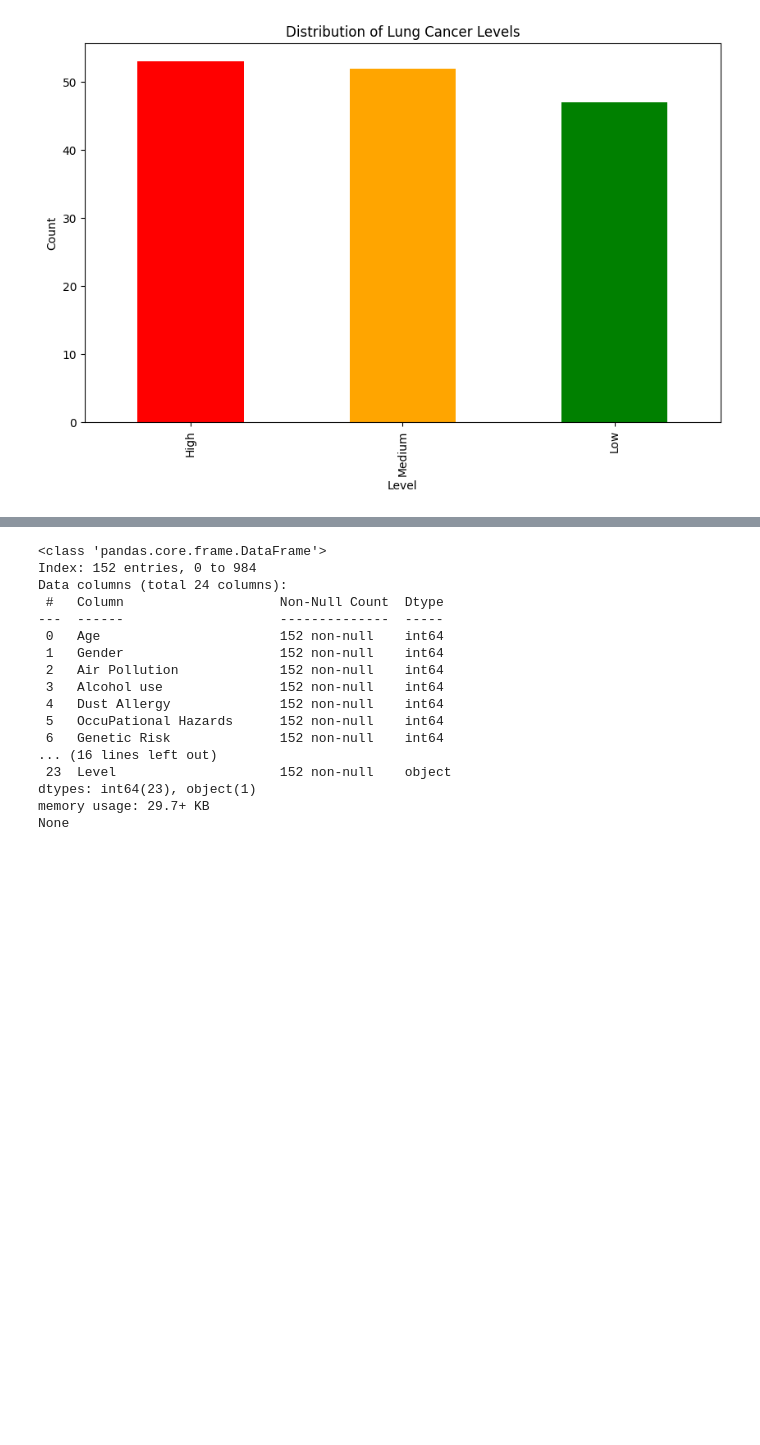
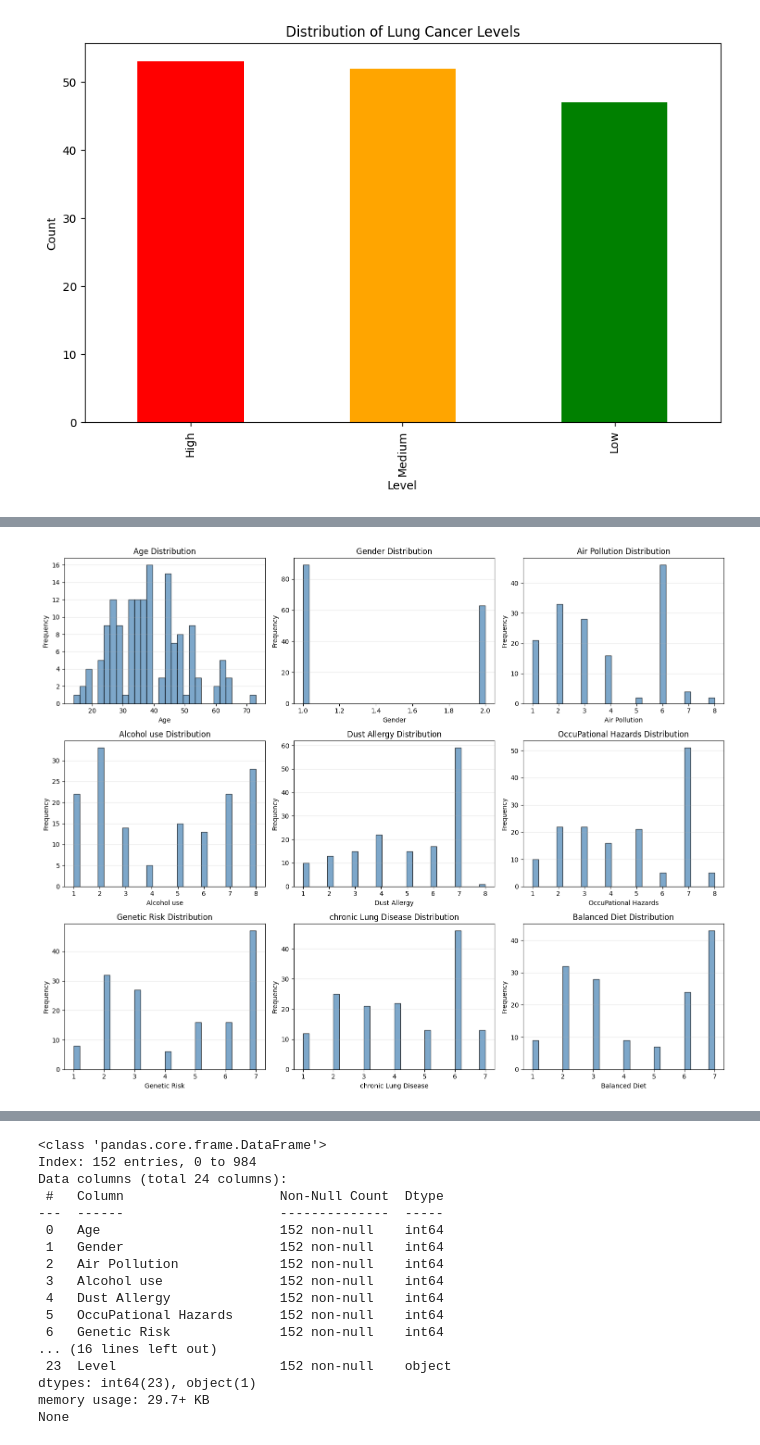
Before and after one commit to madhurchouhan7/PyTorch, a Jupyter notebook: lung_cancer.ipynb, the cells around one changed output, grey strips where cells are left out. Drawn from its saved outputs; the diff is of its cells as text; code cells hidden in the pictures; blank space fills up the shorter version.

```diff
--- a/lung_cancer.ipynb
+++ b/lung_cancer.ipynb
@@ -55,0 +116,18 @@ plt.show()
+# %%
+# Visualize feature distributions (excluding Level column)
+fig, axes = plt.subplots(3, 3, figsize=(15, 12))
+numeric_features = df.select_dtypes(include=[np.number]).columns[:9]
+
+for idx, col in enumerate(numeric_features):
+    row = idx // 3
+    col_idx = idx % 3
+    axes[row, col_idx].hist(df[col], bins=30, color='steelblue', edgecolor='black', alpha=0.7)
+    axes[row, col_idx].set_title(f'{col} Distribution')
+    axes[row, col_idx].set_xlabel(col)
+    axes[row, col_idx].set_ylabel('Frequency')
+    axes[row, col_idx].grid(axis='y', alpha=0.3)
+
+plt.tight_layout()
+plt.show()
+# %% [output]
+[figure, added]
```
Also changed, not shown: parts of 38 cells of this notebook, 2 other files.
